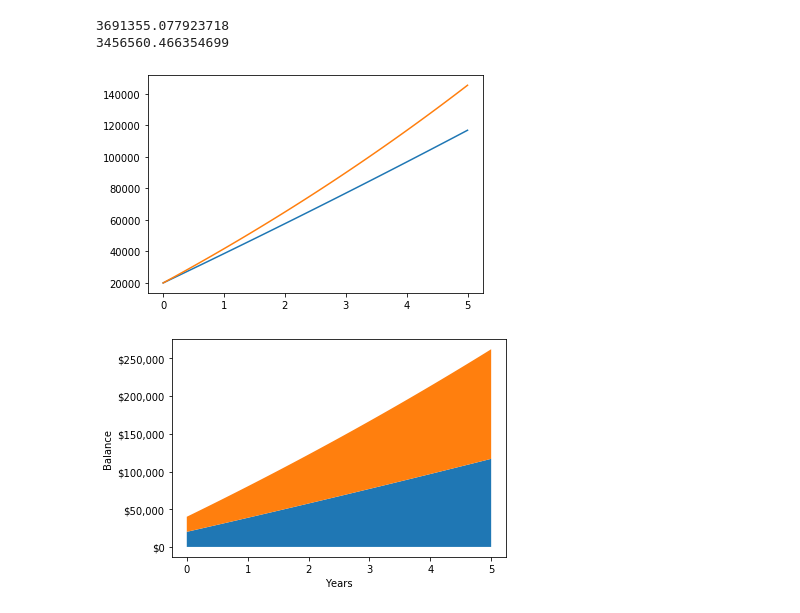
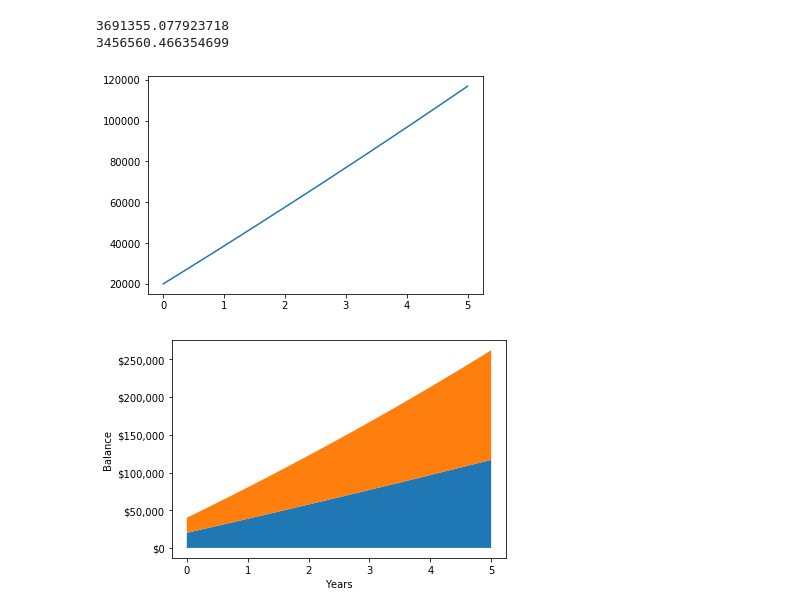
Before and after one commit to berger156/CompoundInterest, a Jupyter notebook: Compound Interest.ipynb, the cells around one changed output. Saved outputs shown, nothing was run; the diff lists cells and outputs as text; code cells hidden in the pictures.

Commit message:
added extra input parameter to plotAccounts to plot only one account type

```diff
--- a/Compound Interest.ipynb
+++ b/Compound Interest.ipynb
@@ -55,11 +55,17 @@ class account:
             print(acct.name)
 
     @classmethod
-    def plotAccounts(cls, noYears):
+    def plotAccounts(cls, noYears, *acctType):
         t = np.linspace(0, noYears)
         plt.figure()
-        for acct in cls._registry:
-            plt.plot(t, acct.calcBalance(t))
+        if len(acctType):
+            matchingType = acctType[0]
+            for acct in cls._registry:
+                if acct.accountType == matchingType:
+                    plt.plot(t, acct.calcBalance(t))
+        else: # plot all account types
+            for acct in cls._registry:
+                plt.plot(t, acct.calcBalance(t))
 
         plt.show()
 
@@ -205,9 +211,9 @@ print(Betterment.calcBalance(37,-0.25))
 3691355.077923718
 3456560.466354699
 # %%
-account.plotAccounts(5)
+account.plotAccounts(5,"savings")
 # %% [output]
-[figure, old version]
+[figure, new version]
 # %%
 account.stackAccounts(5)
 # %% [output]
```
Also changed, not shown: parts of 7 cells of this notebook.
